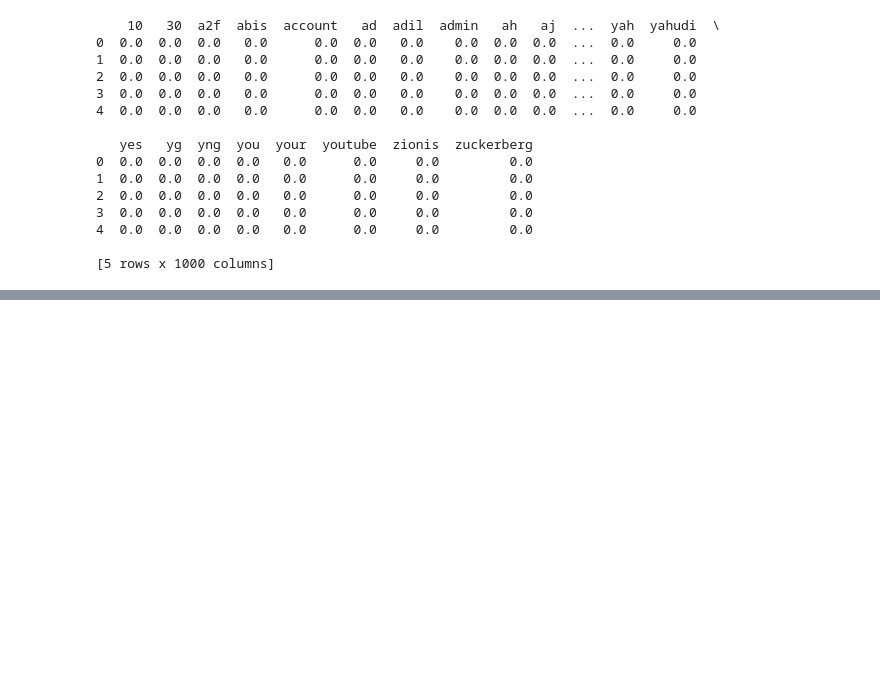
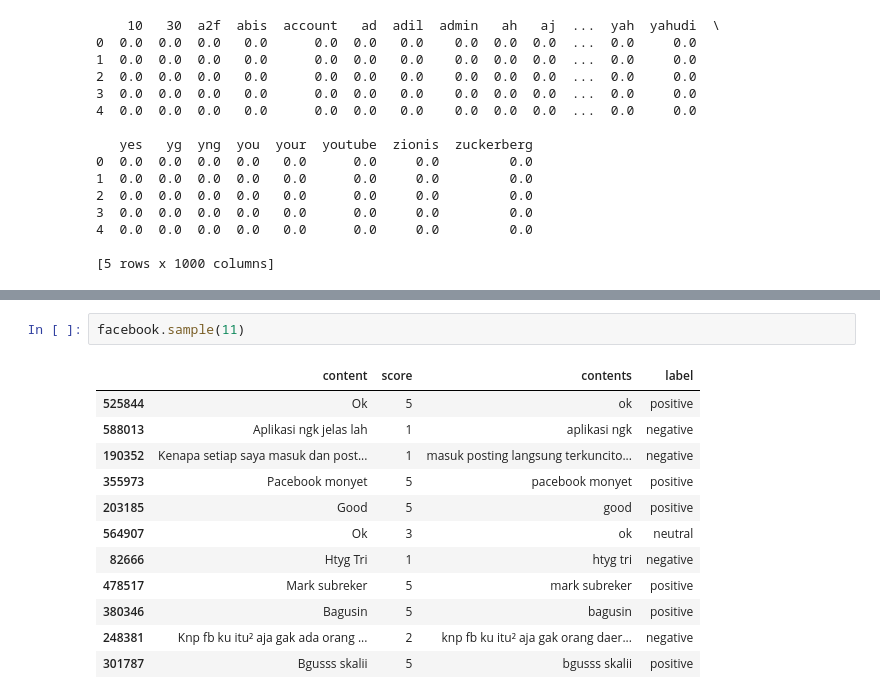
Before and after one commit to AFreborn22/OpinionMining, a Jupyter notebook: googleplay.ipynb, the cells around one changed output, grey strips where cells are left out. Saved outputs shown, nothing was run; the diff lists cells and outputs as text; blank space fills up the shorter version.

```diff
--- a/googleplay.ipynb
+++ b/googleplay.ipynb
@@ -181,0 +211,15 @@ print(tfidf_df.head())
+# %%
+facebook.sample(11)
+# %% [output]
+|  | content | score | contents | label |
+| 525844 | Ok | 5 | ok | positive |
+| 588013 | Aplikasi ngk jelas lah | 1 | aplikasi ngk | negative |
+| 190352 | Kenapa setiap saya masuk dan post... | 1 | masuk posting langsung terkuncito... | negative |
+| 355973 | Pacebook monyet | 5 | pacebook monyet | positive |
+| 203185 | Good | 5 | good | positive |
+| 564907 | Ok | 3 | ok | neutral |
+| 82666 | Htyg Tri | 1 | htyg tri | negative |
+| 478517 | Mark subreker | 5 | mark subreker | positive |
+| 380346 | Bagusin | 5 | bagusin | positive |
+| 248381 | Knp fb ku itu² aja gak ada orang ... | 2 | knp fb ku itu² aja gak orang daer... | negative |
+| 301787 | Bgusss skalii | 5 | bgusss skalii | positive |
```
Also changed, not shown: parts of 11 cells of this notebook.
